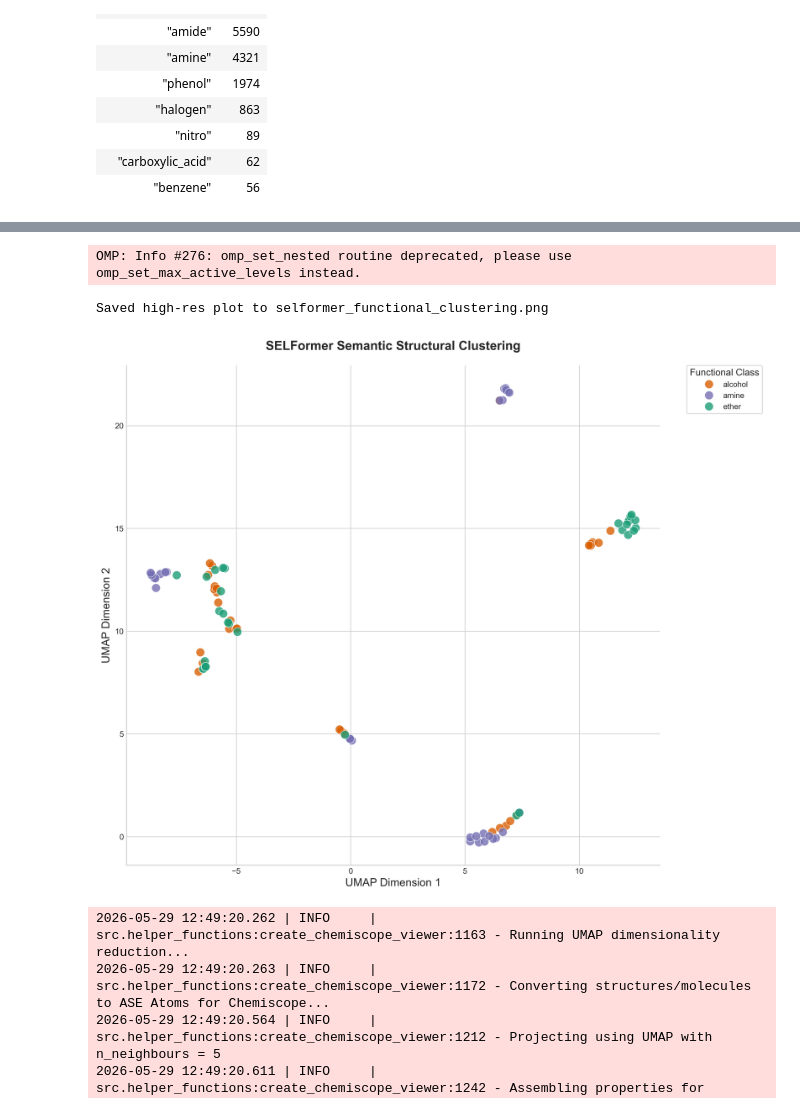
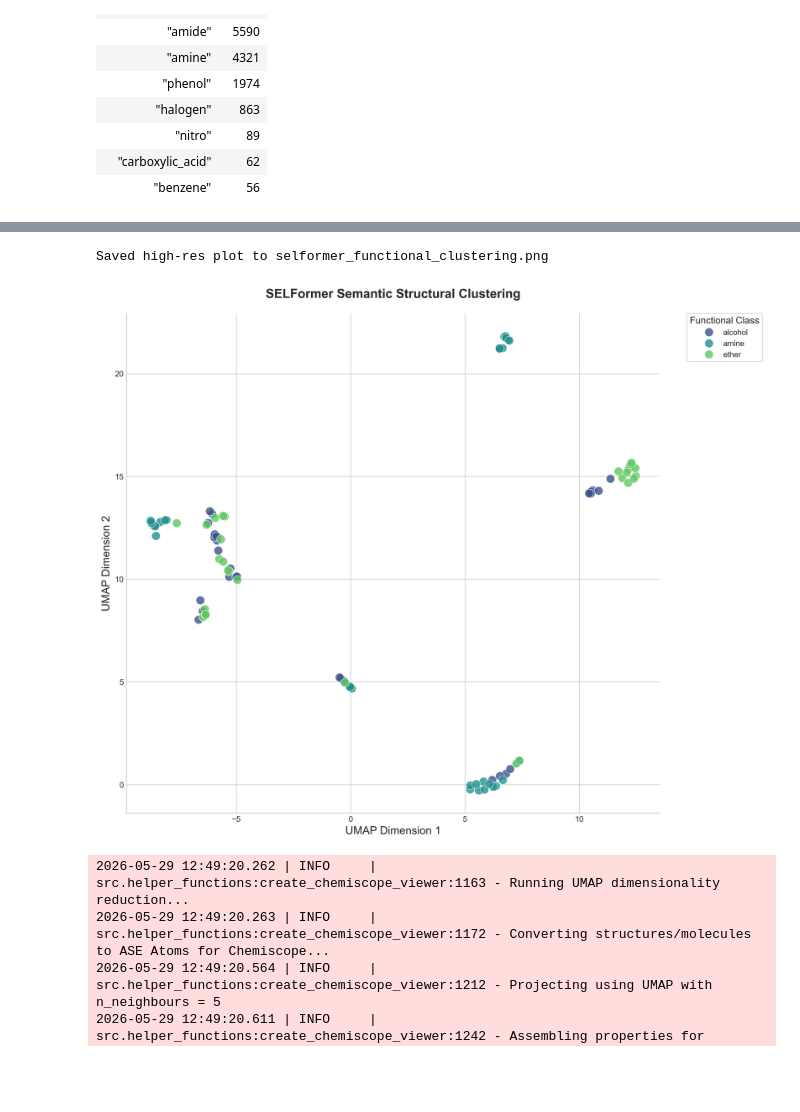
Before and after one commit to karlfindhansen/Non-Euclidean-Distances-in-Molecular-Representation, a Jupyter notebook: notebooks/QM9/experiments/descriptors/selformer/transformer_hypo.ipynb, the cells around one changed output, grey strips where cells are left out. Drawn from its saved outputs; the diff is of its cells as text; code cells hidden in the pictures; blank space fills up the shorter version.

```diff
--- a/notebooks/QM9/experiments/descriptors/selformer/transformer_hypo.ipynb
+++ b/notebooks/QM9/experiments/descriptors/selformer/transformer_hypo.ipynb
@@ -680,43 +678,43 @@ plt.style.use('seaborn-v0_8-whitegrid')
 fig, ax = plt.subplots(figsize=(12, 10), dpi=300)
 
 custom_colors = ['#d95f02', '#7570b3', '#1b9e77']
-palette = sns.color_palette(custom_colors)
+
+palette = sns.color_palette('viridis', n_colors=len(np.unique(labels)))
 
 sns.scatterplot(
     x=X_umap[:, 0],
     y=X_umap[:, 1],
     hue=labels,
     palette=palette,
     s=120,
     alpha=0.8,
     edgecolor='w',
     linewidth=0.6,
     ax=ax
 )
 
 ax.set_title("SELFormer Semantic Structural Clustering", fontsize=16, fontweight='bold', pad=20)
 ax.set_xlabel("UMAP Dimension 1", fontsize=14, fontweight='medium')
 ax.set_ylabel("UMAP Dimension 2", fontsize=14, fontweight='medium')
 
 ax.legend(
     title="Functional Class",
     bbox_to_anchor=(1.05, 1),
     loc='upper left',
     borderaxespad=0.,
     frameon=True,
     title_fontsize=12,
     fontsize=10
 )
 
 sns.despine(fig)
 plt.tight_layout()
 
 print("Saved high-res plot to selformer_functional_clustering.png")
 plt.show()
 # %% [output]
-OMP: Info #276: omp_set_nested routine deprecated, please use omp_set_max_active_levels instead.
+Saved high-res plot to selformer_functional_clustering.png
-Saved high-res plot to selformer_functional_clustering.png
-[figure, old version]
+[figure, new version]
 # %%
 unique_groups = sorted(list(set(labels)))
 label_to_idx = {group: i for i, group in enumerate(unique_groups)}
```
Also changed, not shown: parts of 5 cells of this notebook, 5 other files.
